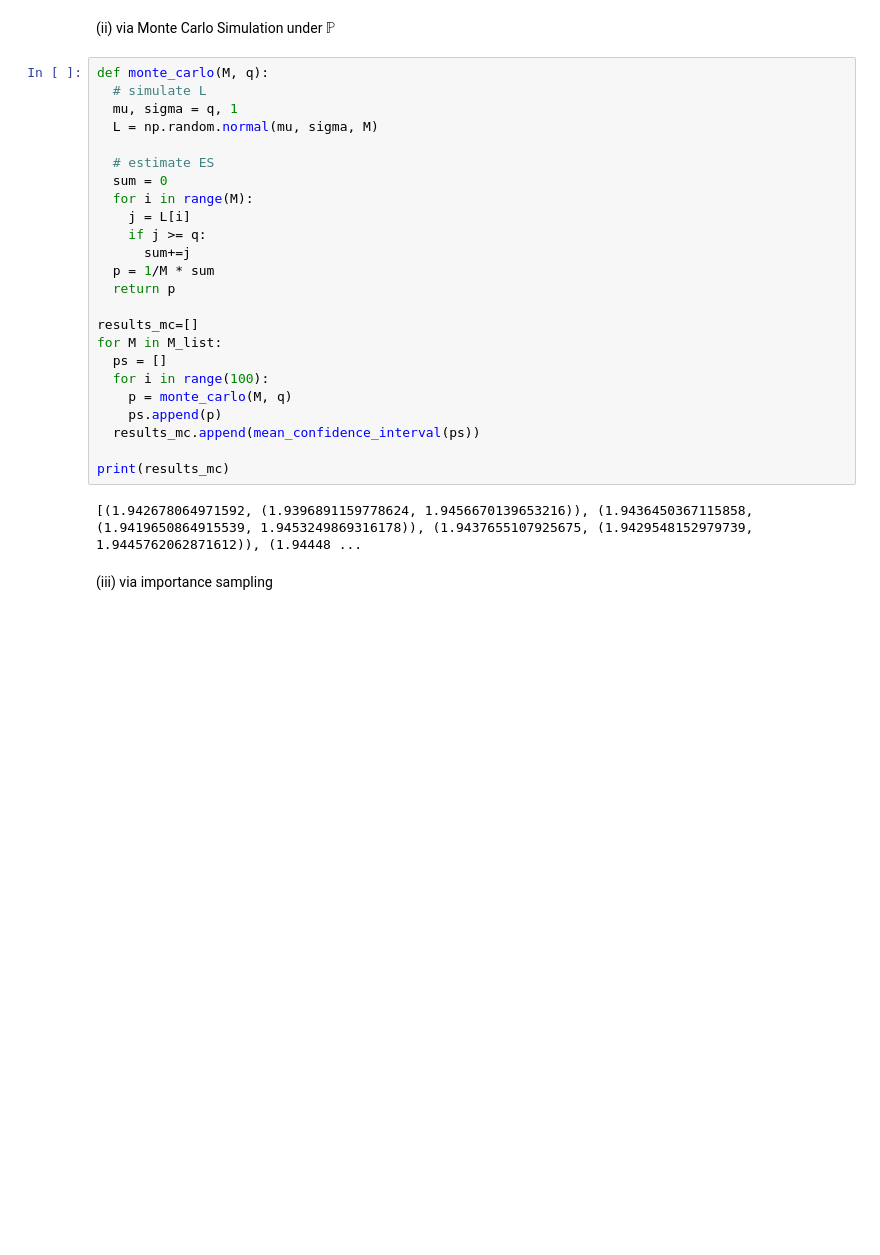
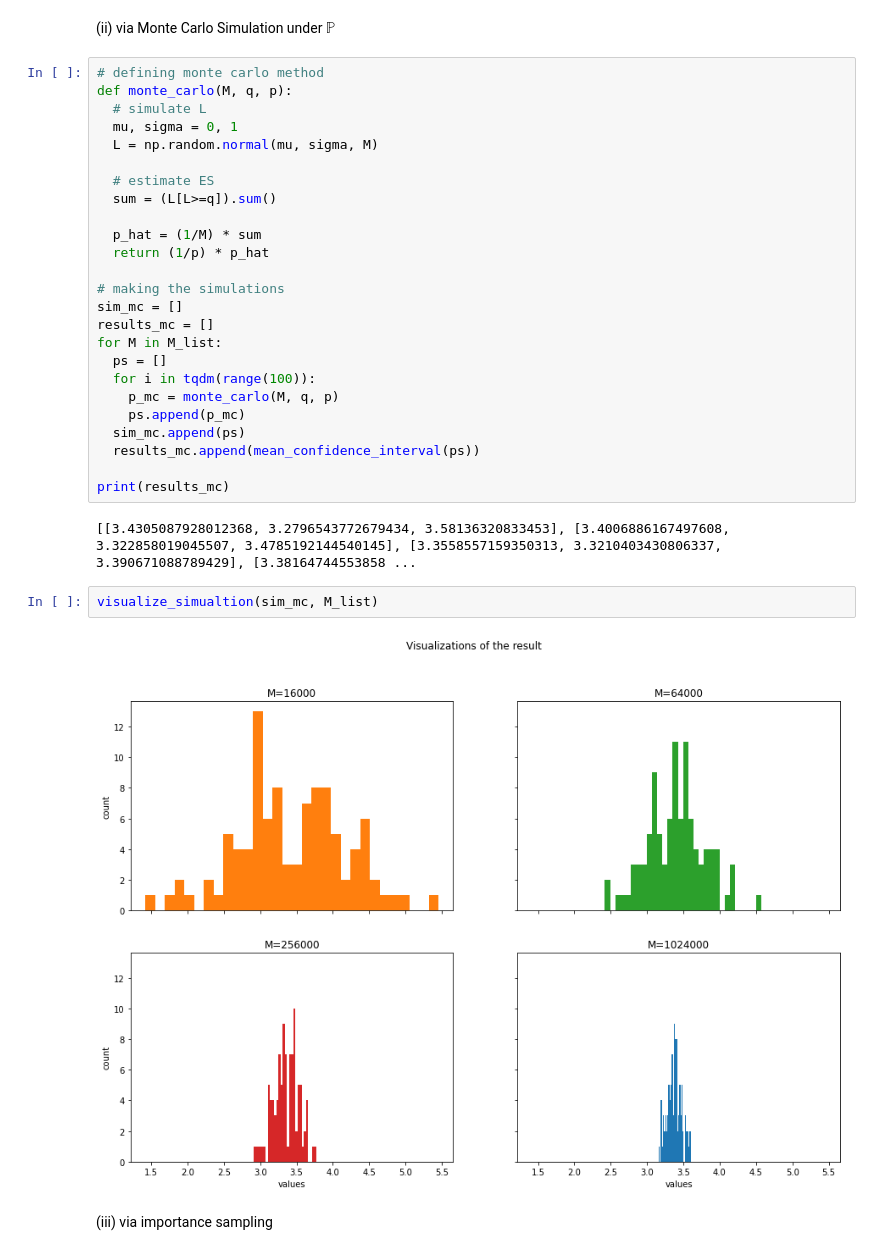
Before and after one commit to hbenedek/epfl-stochastic, a Jupyter notebook: PS_12.ipynb, the cells around one changed output. Saved outputs shown, nothing was run; the diff lists cells and outputs as text; blank space fills up the shorter version.

```diff
--- a/PS_12.ipynb
+++ b/PS_12.ipynb
@@ -33,31 +54,36 @@ Let $X\sim \mathcal{N}(0,1)$ then we have $\frac{1}{p}\mathbb{E}[{\mathbb{1}_{\{
 # %% [markdown]
 (ii) via Monte Carlo Simulation under $\mathbb{P}$
 # %%
-def monte_carlo(M, q):
+# defining monte carlo method
+def monte_carlo(M, q, p):
   # simulate L
-  mu, sigma = q, 1
+  mu, sigma = 0, 1
   L = np.random.normal(mu, sigma, M)
 
   # estimate ES
-  sum = 0
-  for i in range(M):
-    j = L[i]
-    if j >= q:
-      sum+=j
-  p = 1/M * sum
-  return p
+  sum = (L[L>=q]).sum()
 
-results_mc=[]
+  p_hat = (1/M) * sum
+  return (1/p) * p_hat
+
+# making the simulations
+sim_mc = []
+results_mc = []
 for M in M_list:
   ps = []
-  for i in range(100):
-    p = monte_carlo(M, q)
-    ps.append(p)
+  for i in tqdm(range(100)):
+    p_mc = monte_carlo(M, q, p)
+    ps.append(p_mc)
+  sim_mc.append(ps)
   results_mc.append(mean_confidence_interval(ps))
 
 print(results_mc)
 # %% [output]
-[(1.942678064971592, (1.9396891159778624, 1.9456670139653216)), (1.9436450367115858, (1.9419650864915539, 1.9453249869316178)), (1.9437655107925675, (1.9429548152979739, 1.9445762062871612)), (1.94448 ...
+[[3.4305087928012368, 3.2796543772679434, 3.58136320833453], [3.4006886167497608, 3.322858019045507, 3.4785192144540145], [3.3558557159350313, 3.3210403430806337, 3.390671088789429], [3.38164744553858 ...
+# %%
+visualize_simualtion(sim_mc, M_list)
+# %% [output]
+[figure, added]
 # %% [markdown]
 (iii) via importance sampling
 # %% [markdown]
```
Also changed, not shown: parts of 9 cells of this notebook.
